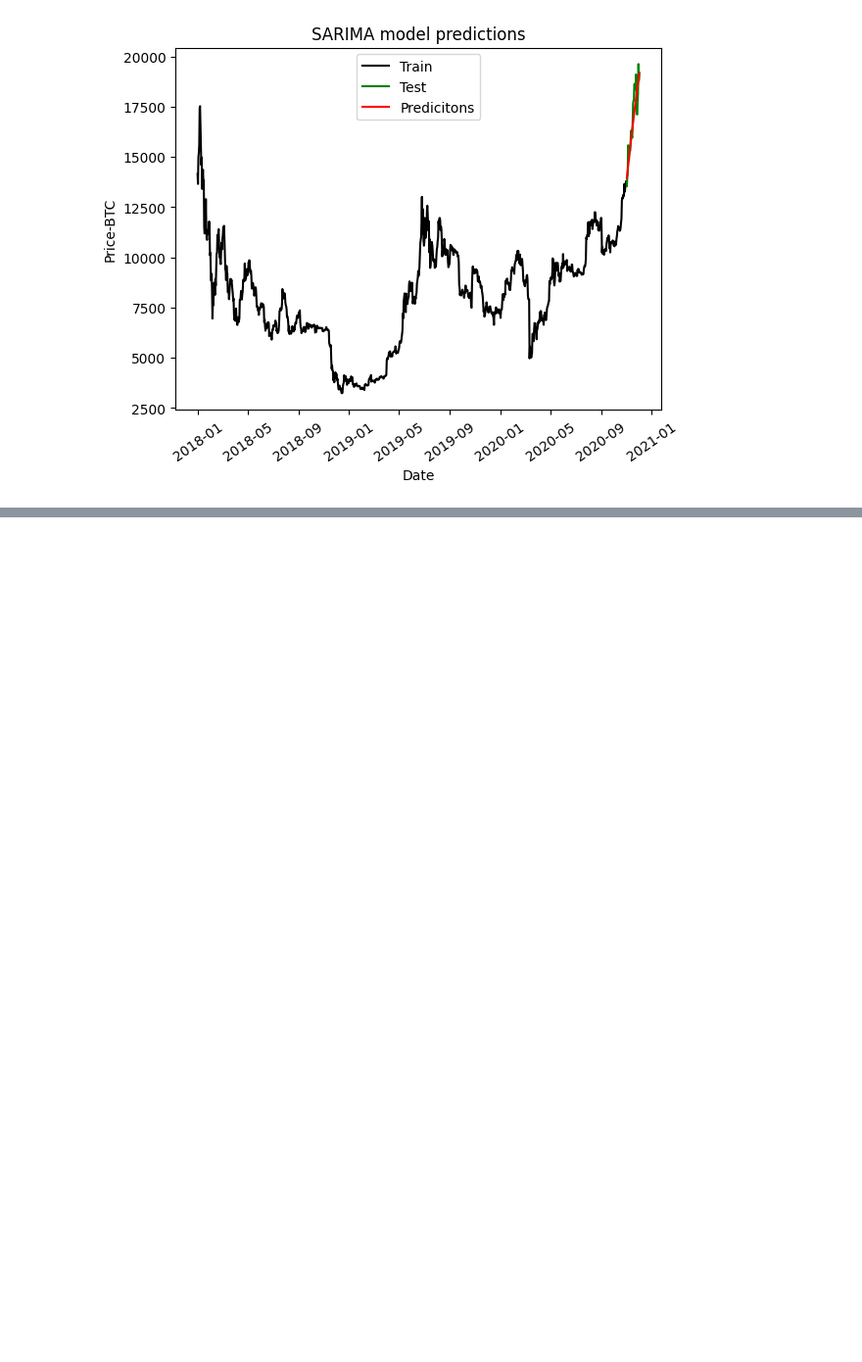
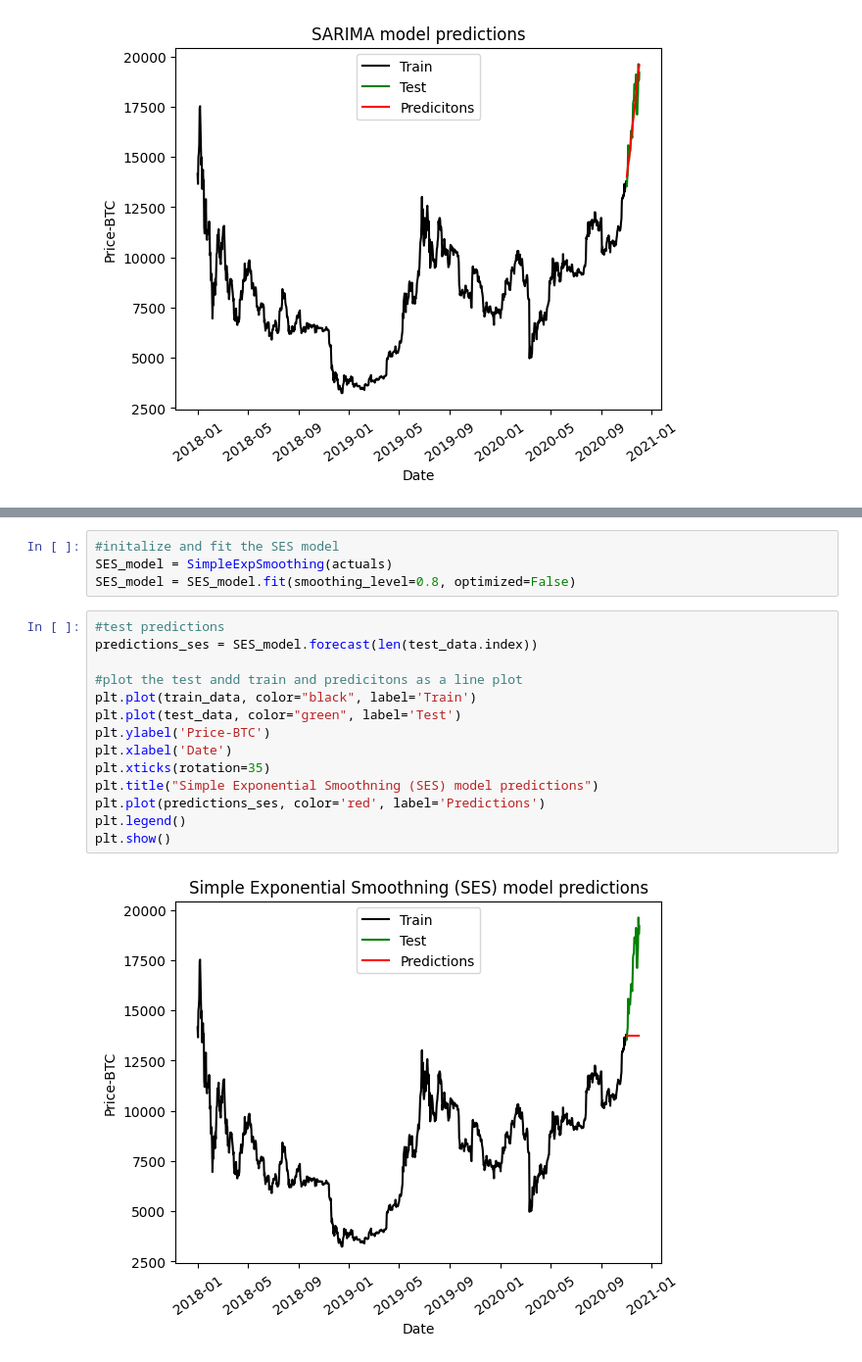
Before and after one commit to ankesh86/TimeSeriesAnalysis, a Jupyter notebook: StasticalUnivariateModelling.ipynb, the cells around one changed output, grey strips where cells are left out. Shown at 98% size. Cells and saved outputs as stored; diff of their text form; blank space fills up the shorter version.

```diff
--- a/StasticalUnivariateModelling.ipynb
+++ b/StasticalUnivariateModelling.ipynb
@@ -872,0 +921,20 @@ plt.show()
+# %%
+#initalize and fit the SES model
+SES_model = SimpleExpSmoothing(actuals)
+SES_model = SES_model.fit(smoothing_level=0.8, optimized=False)
+# %%
+#test predictions
+predictions_ses = SES_model.forecast(len(test_data.index))
+
+#plot the test andd train and predicitons as a line plot
+plt.plot(train_data, color="black", label='Train')
+plt.plot(test_data, color="green", label='Test')
+plt.ylabel('Price-BTC')
+plt.xlabel('Date')
+plt.xticks(rotation=35)
+plt.title("Simple Exponential Smoothning (SES) model predictions")
+plt.plot(predictions_ses, color='red', label='Predictions')
+plt.legend()
+plt.show()
+# %% [output]
+[figure, added]
```
Also changed, not shown: parts of 12 cells of this notebook.
